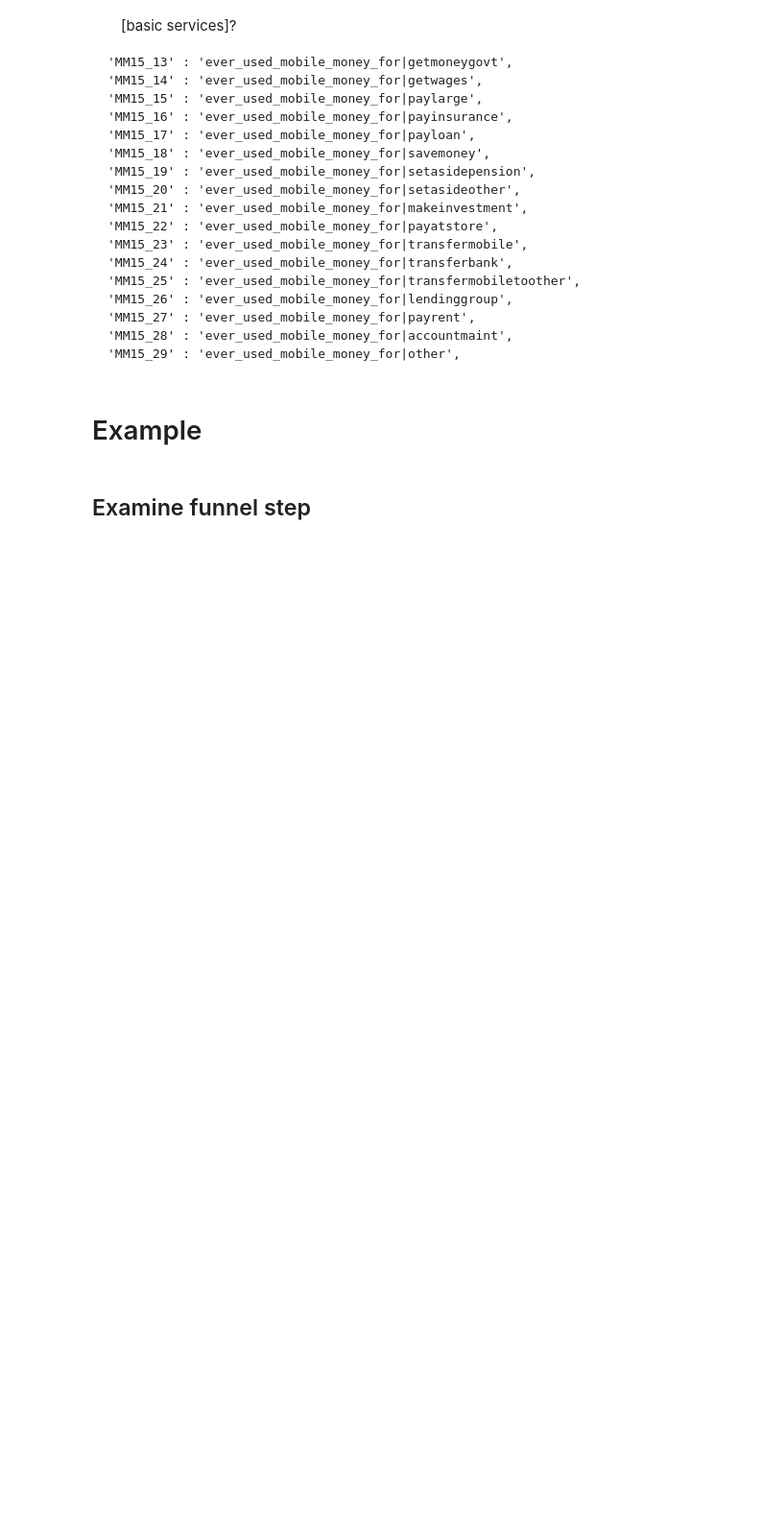
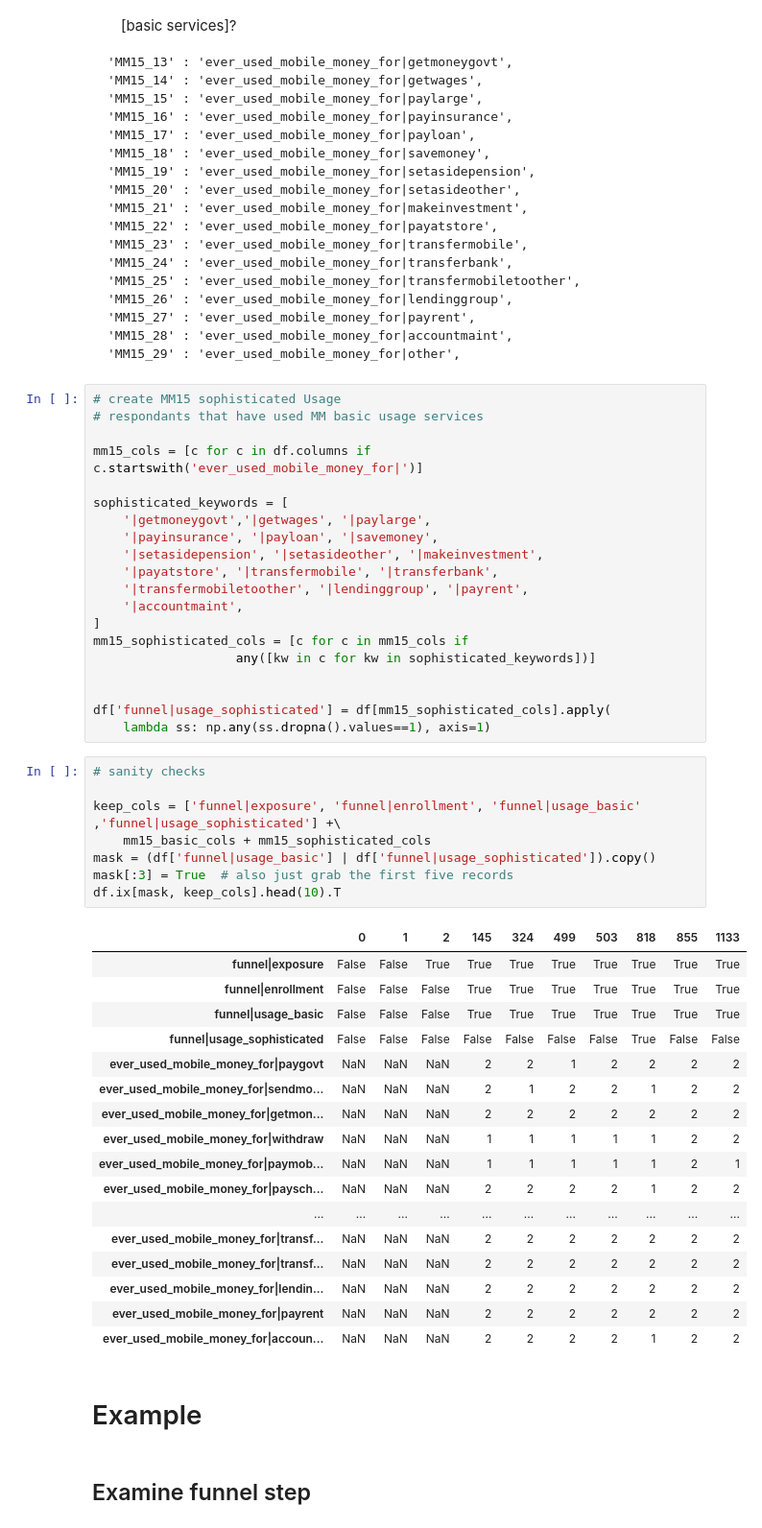
Before and after one commit to cturner500/DoPLER, a Jupyter notebook: funnel_analysis.ipynb, the cells around one changed output. Shown: that part at 96% size. Drawn from its saved outputs; the diff is of its cells as text; blank space fills up the shorter version.

Commit message:
funnel step sophisticated usage

````diff
--- a/funnel_analysis.ipynb
+++ b/funnel_analysis.ipynb
@@ -614,6 +612,52 @@ Survey Questions:
 'MM15_28' : 'ever_used_mobile_money_for|accountmaint',
 'MM15_29' : 'ever_used_mobile_money_for|other',
 ```
+# %%
+# create MM15 sophisticated Usage
+# respondants that have used MM basic usage services
+
+mm15_cols = [c for c in df.columns if c.startswith('ever_used_mobile_money_for|')]
+
+sophisticated_keywords = [
+    '|getmoneygovt','|getwages', '|paylarge',
+    '|payinsurance', '|payloan', '|savemoney',
+    '|setasidepension', '|setasideother', '|makeinvestment',
+    '|payatstore', '|transfermobile', '|transferbank',
+    '|transfermobiletoother', '|lendinggroup', '|payrent',
+    '|accountmaint',
+]
+mm15_sophisticated_cols = [c for c in mm15_cols if
+                   any([kw in c for kw in sophisticated_keywords])]
+
+
+df['funnel|usage_sophisticated'] = df[mm15_sophisticated_cols].apply(
+    lambda ss: np.any(ss.dropna().values==1), axis=1)
+# %%
+# sanity checks
+
+keep_cols = ['funnel|exposure', 'funnel|enrollment', 'funnel|usage_basic' ,'funnel|usage_sophisticated'] +\
+    mm15_basic_cols + mm15_sophisticated_cols
+mask = (df['funnel|usage_basic'] | df['funnel|usage_sophisticated']).copy()
+mask[:3] = True  # also just grab the first five records
+df.ix[mask, keep_cols].head(10).T
+# %% [output]
+|  | 0 | 1 | 2 | 145 | 324 | 499 | 503 | 818 | 855 | 1133 |
+| funnel|exposure | False | False | True | True | True | True | True | True | True | True |
+| funnel|enrollment | False | False | False | True | True | True | True | True | True | True |
+| funnel|usage_basic | False | False | False | True | True | True | True | True | True | True |
+| funnel|usage_sophisticated | False | False | False | False | False | False | False | True | False | False |
+| ever_used_mobile_money_for|paygovt | NaN | NaN | NaN | 2 | 2 | 1 | 2 | 2 | 2 | 2 |
+| ever_used_mobile_money_for|sendmo... | NaN | NaN | NaN | 2 | 1 | 2 | 2 | 1 | 2 | 2 |
+| ever_used_mobile_money_for|getmon... | NaN | NaN | NaN | 2 | 2 | 2 | 2 | 2 | 2 | 2 |
+| ever_used_mobile_money_for|withdraw | NaN | NaN | NaN | 1 | 1 | 1 | 1 | 1 | 2 | 2 |
+| ever_used_mobile_money_for|paymob... | NaN | NaN | NaN | 1 | 1 | 1 | 1 | 1 | 2 | 1 |
+| ever_used_mobile_money_for|paysch... | NaN | NaN | NaN | 2 | 2 | 2 | 2 | 1 | 2 | 2 |
+| ... | ... | ... | ... | ... | ... | ... | ... | ... | ... | ... |
+| ever_used_mobile_money_for|transf... | NaN | NaN | NaN | 2 | 2 | 2 | 2 | 2 | 2 | 2 |
+| ever_used_mobile_money_for|transf... | NaN | NaN | NaN | 2 | 2 | 2 | 2 | 2 | 2 | 2 |
+| ever_used_mobile_money_for|lendin... | NaN | NaN | NaN | 2 | 2 | 2 | 2 | 2 | 2 | 2 |
+| ever_used_mobile_money_for|payrent | NaN | NaN | NaN | 2 | 2 | 2 | 2 | 2 | 2 | 2 |
+| ever_used_mobile_money_for|accoun... | NaN | NaN | NaN | 2 | 2 | 2 | 2 | 1 | 2 | 2 |
 # %% [markdown]
 # Example
 # %% [markdown]
````
Also changed, not shown: parts of 1 cell of this notebook.
